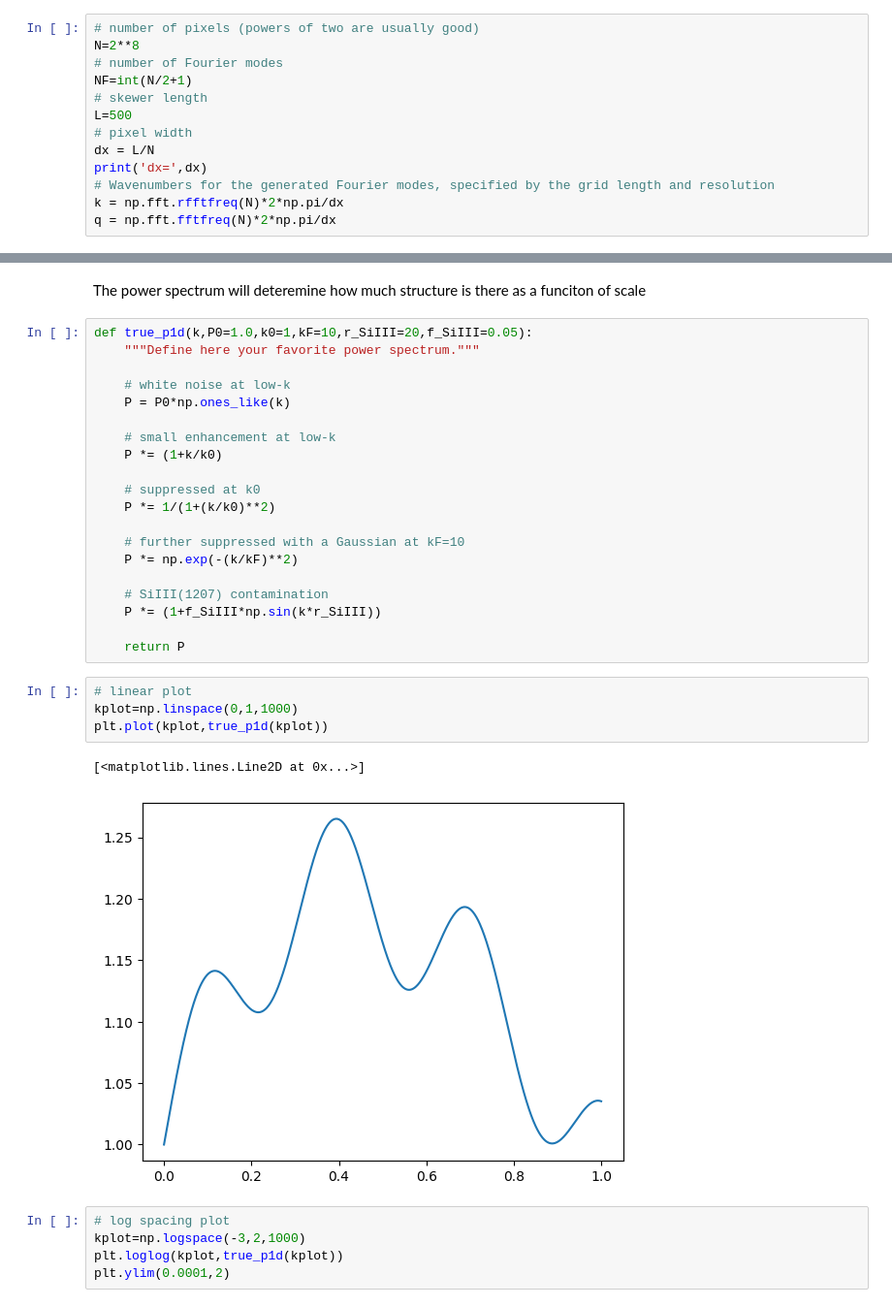
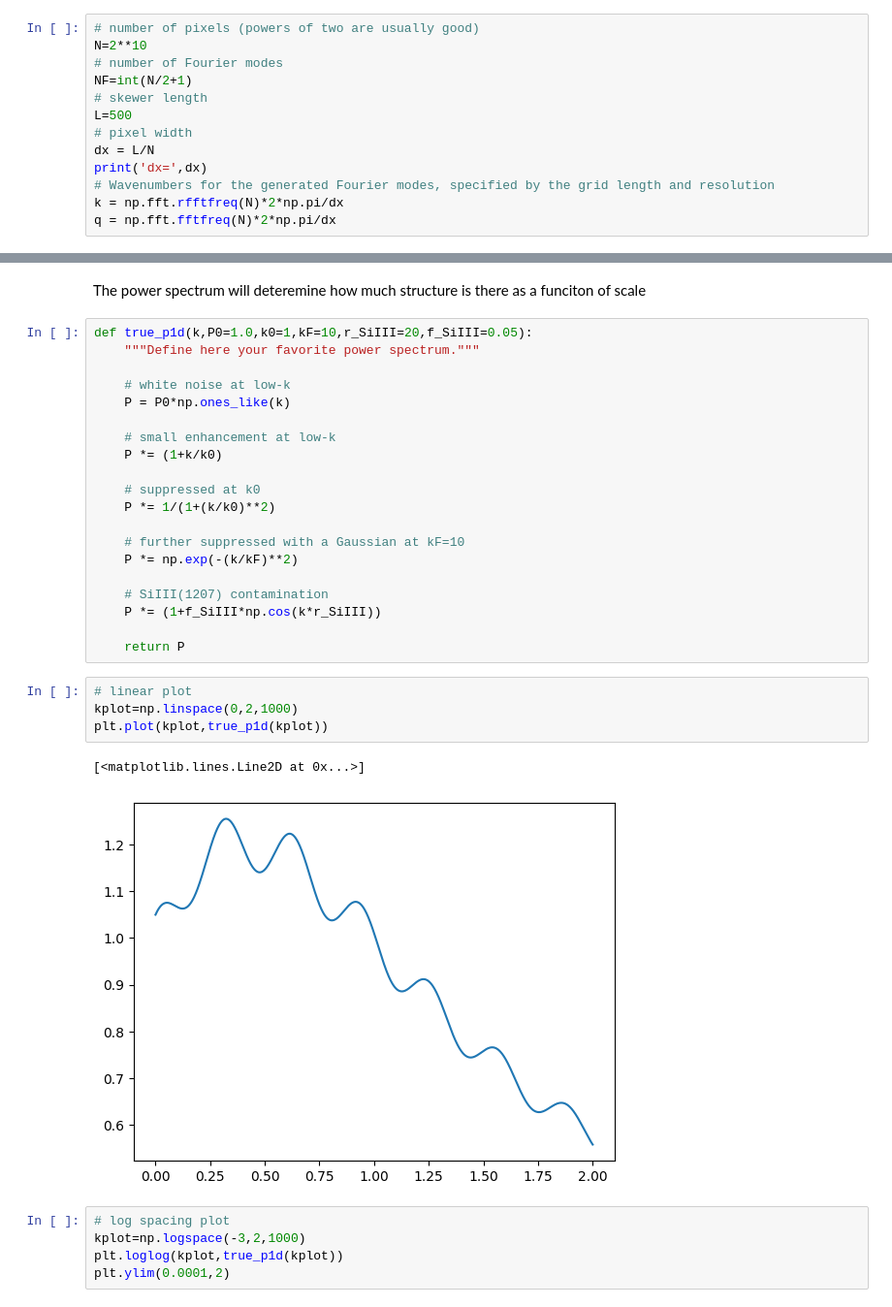
Before and after one commit to sindhusatyavolu/fourier_playground, a Jupyter notebook: notebooks/mask_rfft.ipynb, the cells around one changed output, grey strips where cells are left out. Shown at 97% size. Drawn from its saved outputs; the diff is of its cells as text.

```diff
--- a/notebooks/mask_rfft.ipynb
+++ b/notebooks/mask_rfft.ipynb
@@ -12,7 +13,7 @@ import matplotlib.pyplot as plt
 Define the FFT grid
 # %%
 # number of pixels (powers of two are usually good)
-N=2**8
+N=2**10
 # number of Fourier modes
 NF=int(N/2+1)
 # skewer length
@@ -77,16 +78,16 @@ def true_p1d(k,P0=1.0,k0=1,kF=10,r_SiIII=20,f_SiIII=0.05):
     P *= np.exp(-(k/kF)**2)
 
     # SiIII(1207) contamination
-    P *= (1+f_SiIII*np.sin(k*r_SiIII))
+    P *= (1+f_SiIII*np.cos(k*r_SiIII))
 
     return P
 # %%
 # linear plot
-kplot=np.linspace(0,1,1000)
+kplot=np.linspace(0,2,1000)
 plt.plot(kplot,true_p1d(kplot))
 # %% [output]
 [<matplotlib.lines.Line2D at 0x...>]
-[figure, old version]
+[figure, new version]
 # %%
 # log spacing plot
 kplot=np.logspace(-3,2,1000)
```
Also changed, not shown: parts of 22 cells of this notebook, 2 other files.
